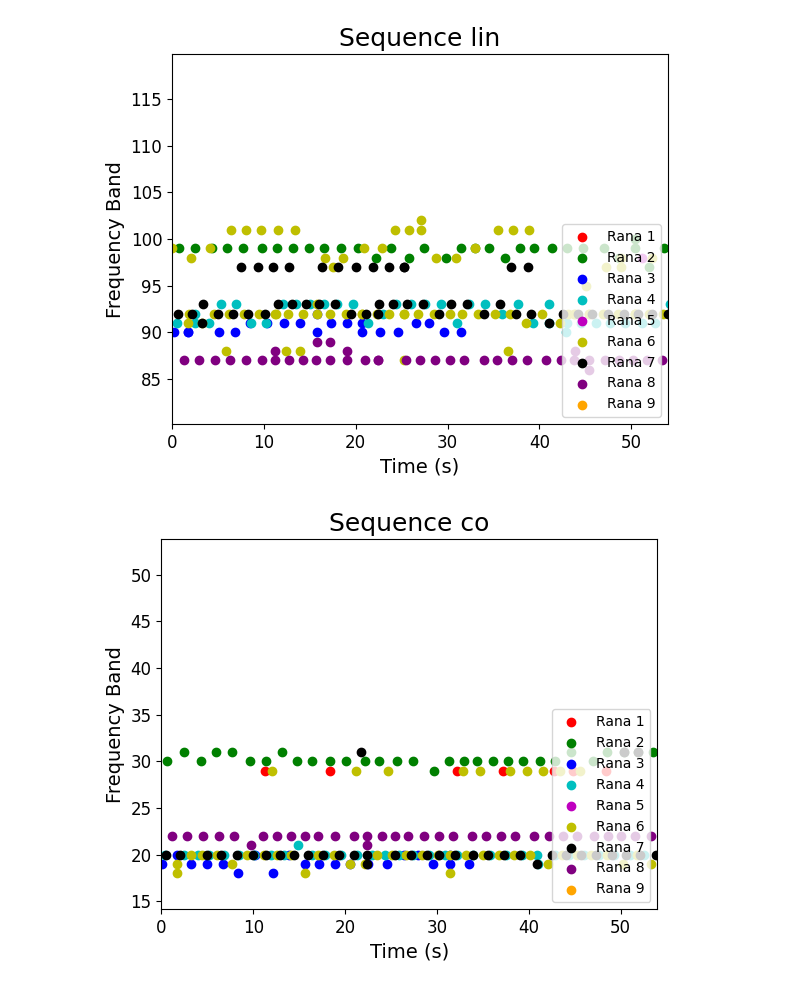
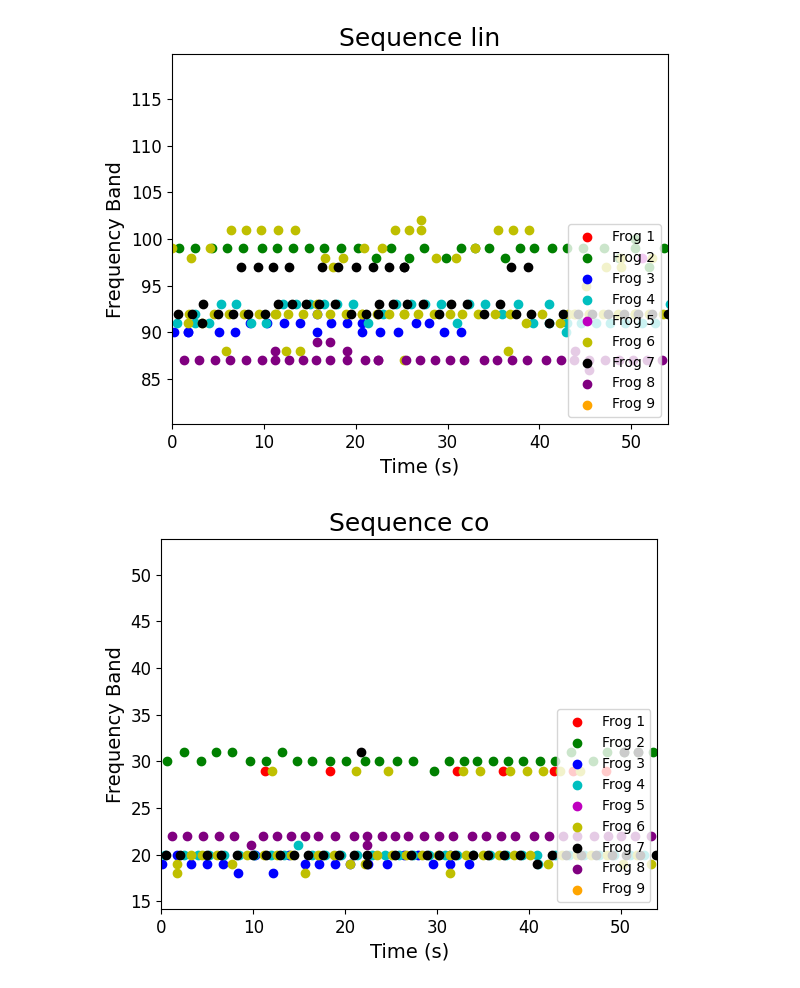
Before and after one commit to DanielMPMatCom/Identifying-Colines.-JCE-MatCom, a Jupyter notebook: src/get_frequency_graph.ipynb, the cells around one changed output. Drawn from its saved outputs; the diff is of its cells as text; code cells hidden in the pictures.

Commit message:
graph detail

```diff
--- a/src/get_frequency_graph.ipynb
+++ b/src/get_frequency_graph.ipynb
@@ -174,36 +174,36 @@ def plot_frequency_graph(
     - None: This function does not return any value. It displays a plot.
     """
 
     time_interval = hop_length / sample_rate
     colors = ["r", "g", "b", "c", "m", "y", "k", "purple", "orange"]
 
     for i, array in enumerate(tries_frequency_bands[0]):
         non_zero_inexes = np.where(array > 0.0001)[0]
         non_zero_values = array[non_zero_inexes]
 
         miliseconds = non_zero_inexes * time_interval
 
-        plt.scatter(miliseconds, non_zero_values, color=colors[i], label=f"Rana {i+1}")
+        plt.scatter(miliseconds, non_zero_values, color=colors[i], label=f"Frog {i+1}")
 
     plt.xlabel("Time (s)", fontsize=14)
     plt.ylabel("Frequency Band", fontsize=14)
     plt.legend(loc="lower right")
     plt.title(graph_title, fontsize=18)
     plt.tick_params(axis='both', which='major', labelsize=12)
     plt.xlim(xlim_left, xlim_right)
 
     plt.show()
 
 
 plot_frequency_graph(
     tries_frequency_bands=tries_lin_frequency_bands, graph_title="Sequence lin"
 )
 plot_frequency_graph(
     tries_frequency_bands=tries_co_frequency_bands, graph_title="Sequence co"
 )
 # %% [output]
-[figure, old version]
+[figure, new version]
-[figure, old version]
+[figure, new version]
 # %%
 def get_frequency_graph_pipeline(
     just_max_peaks_diretory_lin: str,
```
Also changed, not shown: 10 other files.
